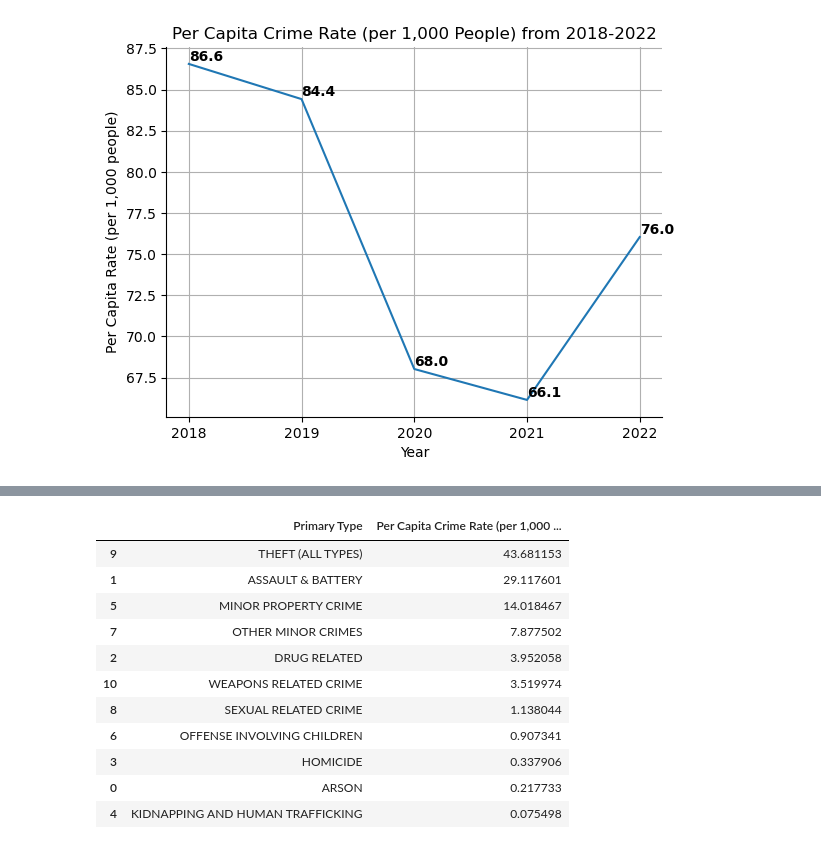
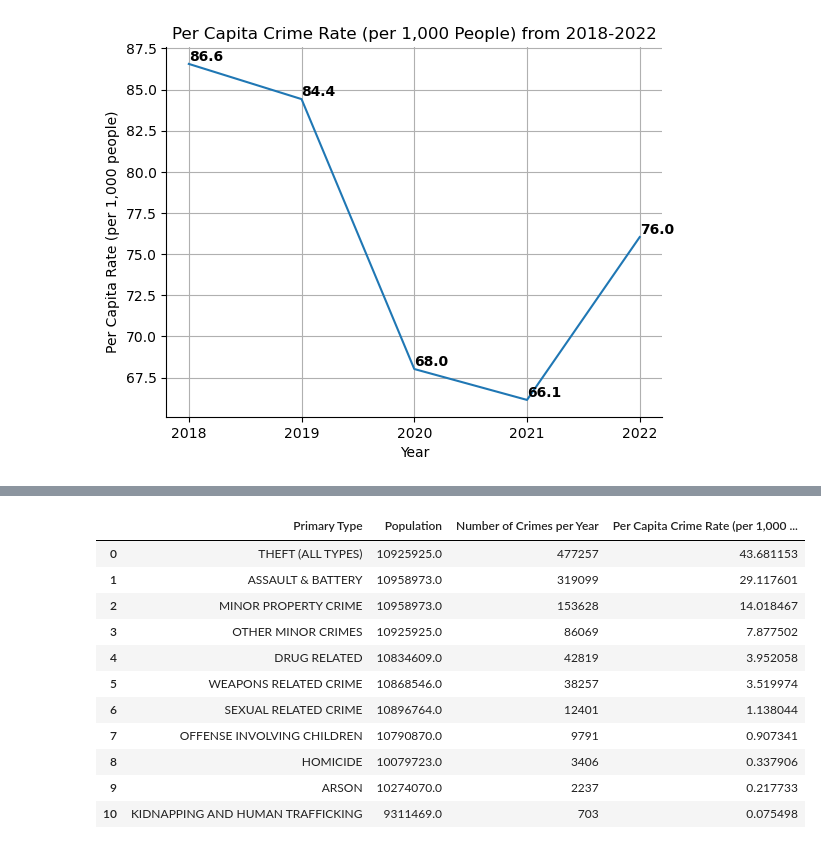
Before and after one commit to jmpealy/project1, a Jupyter notebook: Population_Analysis_Only.ipynb, the cells around one changed output, grey strips where cells are left out. Saved outputs shown, nothing was run; the diff lists cells and outputs as text; code cells hidden in the pictures.

```diff
--- a/Population_Analysis_Only.ipynb
+++ b/Population_Analysis_Only.ipynb
@@ -382,37 +551,41 @@ plt.show()
 # %%
 # Look at per capita crime rate per primary type over the five year timespan per 1,000 residents
 # Remove "NON-CRIMINAL (SUBJECT SPECIFIED)" primary type as it contains an extremely small number of data points that we don't want to use
 # in visualizations
 final_df = final_df[final_df['Primary Type'] != 'NON-CRIMINAL (SUBJECT SPECIFIED)']
 
 # Get the population per primary type by removing duplicates
 unique_type_pop = final_df[["Primary Type", "Zipcode", "Population"]].drop_duplicates()
 
 # Get the population per primary type by grouping by primary type and summing the population
 pop_per_type = unique_type_pop.groupby("Primary Type")["Population"].sum()
 
 # Get the crime count by grouping by primary type and counting primary type as well
 cnt_per_type = district_df.groupby("Primary Type")["Primary Type"].count()
-
+cnt_per_type
 # Get the per capita crime count per 1,000 residents
 per_cap_crime_type_1000 = cnt_per_type/pop_per_type*1000
 
 # Put in a data frame
-type_per_capita_1000 = pd.DataFrame({"Primary Type" : per_cap_crime_type_1000.index, "Per Capita Crime Rate (per 1,000 People)" : per_cap_crime_type_1000.values})
+type_per_capita_1000 = pd.DataFrame({"Primary Type" : per_cap_crime_type_1000.index,"Population" : pop_per_type,
+                                    "Number of Crimes per Year" : cnt_per_type, "Per Capita Crime Rate (per 1,000 People)" : per_cap_crime_type_1000.values})
 type_per_capita_1000.sort_values(by="Per Capita Crime Rate (per 1,000 People)", ascending=False, inplace=True)
+
+# Reset index so Primeary Type doesn't appear twice
+type_per_capita_1000.reset_index(drop=True, inplace=True)
 type_per_capita_1000
 # %% [output]
-|  | Primary Type | Per Capita Crime Rate (per 1,000 ... |
-| 9 | THEFT (ALL TYPES) | 43.681153 |
-| 1 | ASSAULT & BATTERY | 29.117601 |
-| 5 | MINOR PROPERTY CRIME | 14.018467 |
-| 7 | OTHER MINOR CRIMES | 7.877502 |
-| 2 | DRUG RELATED | 3.952058 |
-| 10 | WEAPONS RELATED CRIME | 3.519974 |
-| 8 | SEXUAL RELATED CRIME | 1.138044 |
-| 6 | OFFENSE INVOLVING CHILDREN | 0.907341 |
-| 3 | HOMICIDE | 0.337906 |
-| 0 | ARSON | 0.217733 |
-| 4 | KIDNAPPING AND HUMAN TRAFFICKING | 0.075498 |
+|  | Primary Type | Population | Number of Crimes per Year | Per Capita Crime Rate (per 1,000 ... |
+| 0 | THEFT (ALL TYPES) | 10925925.0 | 477257 | 43.681153 |
+| 1 | ASSAULT & BATTERY | 10958973.0 | 319099 | 29.117601 |
+| 2 | MINOR PROPERTY CRIME | 10958973.0 | 153628 | 14.018467 |
+| 3 | OTHER MINOR CRIMES | 10925925.0 | 86069 | 7.877502 |
+| 4 | DRUG RELATED | 10834609.0 | 42819 | 3.952058 |
+| 5 | WEAPONS RELATED CRIME | 10868546.0 | 38257 | 3.519974 |
+| 6 | SEXUAL RELATED CRIME | 10896764.0 | 12401 | 1.138044 |
+| 7 | OFFENSE INVOLVING CHILDREN | 10790870.0 | 9791 | 0.907341 |
+| 8 | HOMICIDE | 10079723.0 | 3406 | 0.337906 |
+| 9 | ARSON | 10274070.0 | 2237 | 0.217733 |
+| 10 | KIDNAPPING AND HUMAN TRAFFICKING | 9311469.0 | 703 | 0.075498 |
 # %%
 # Create the horizontal bar chart for the per capita crime rate by crime type per 1,000 residents
```
Also changed, not shown: parts of 14 cells of this notebook.
